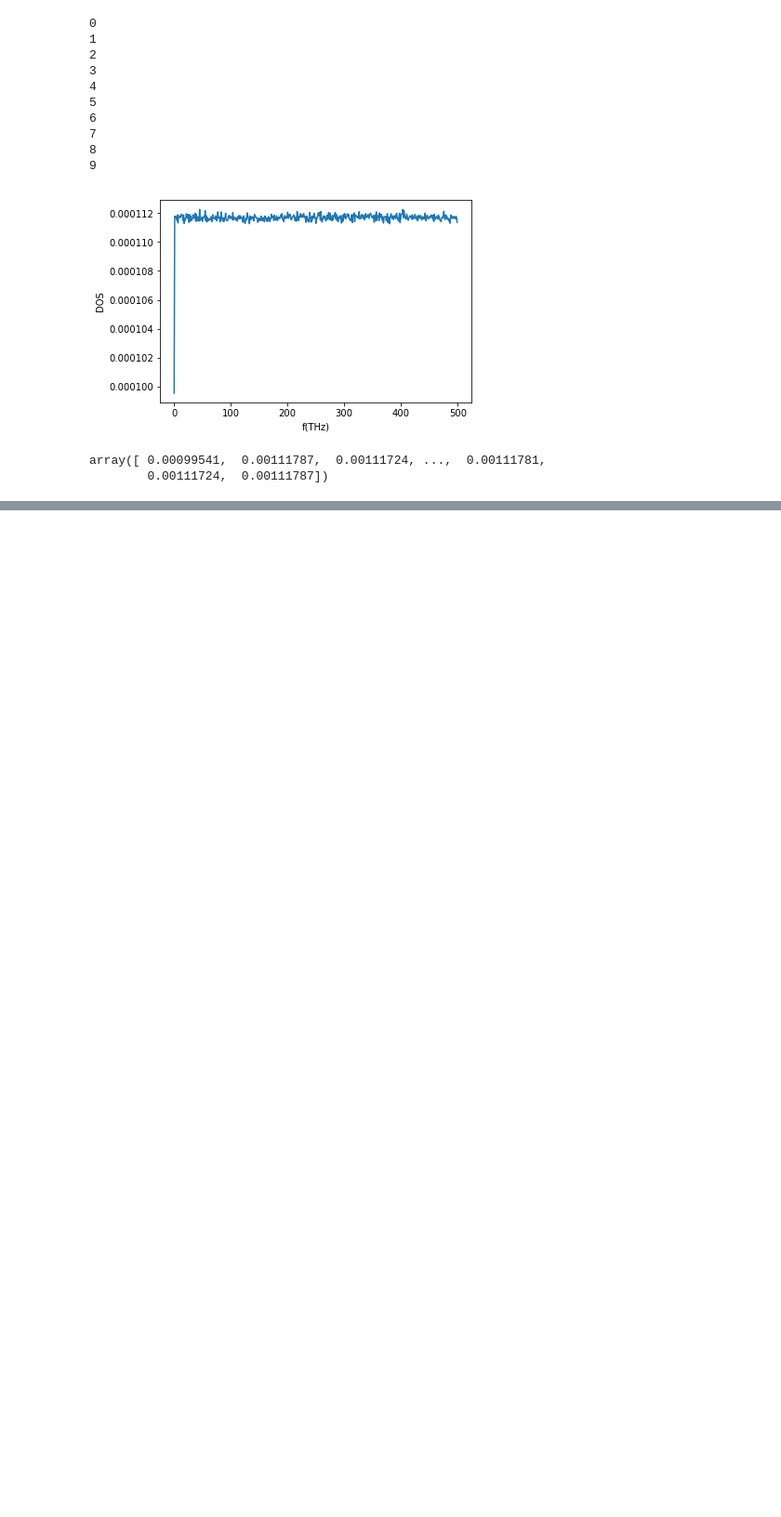
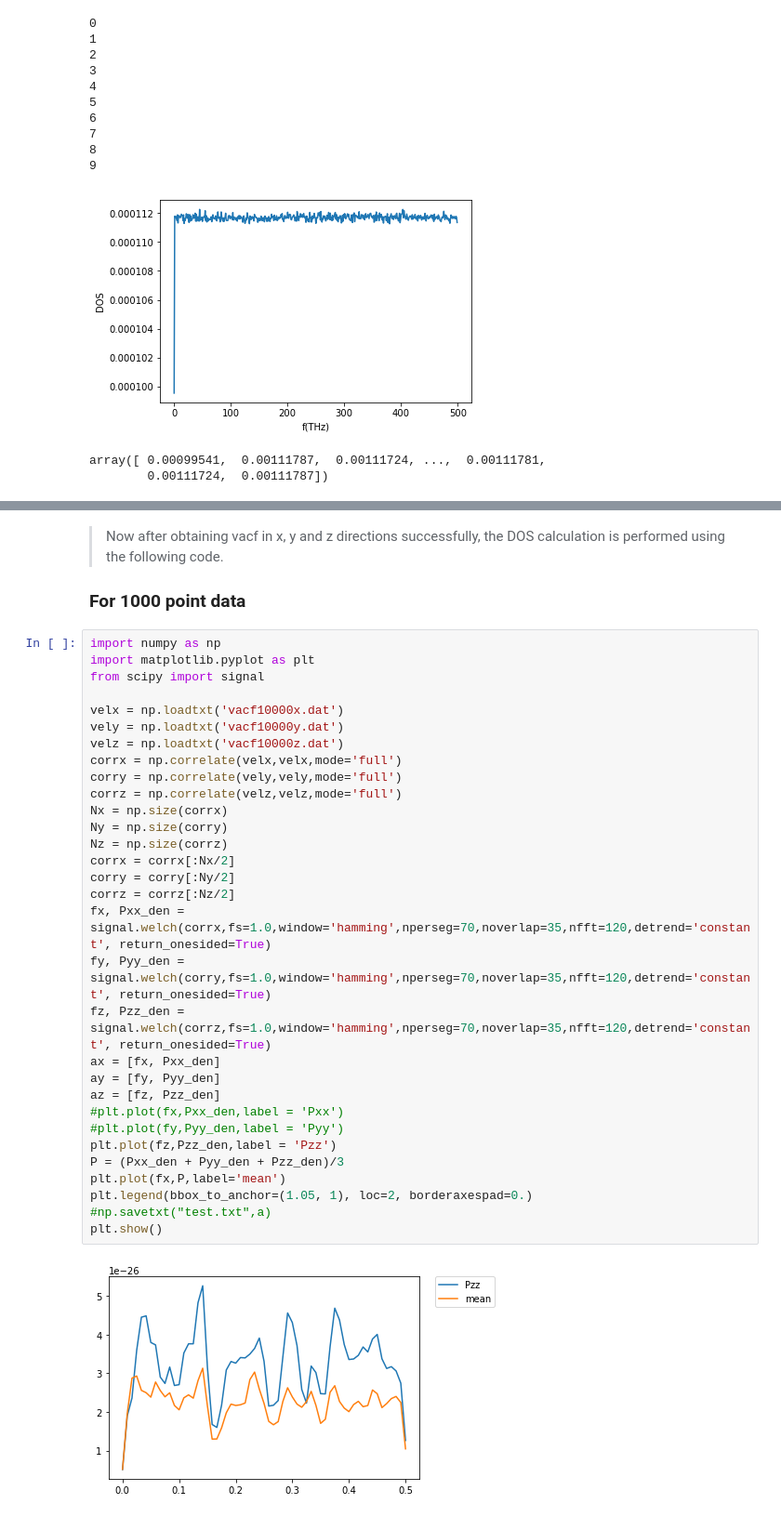
Before and after one commit to abhijithanandan/the-phonon-project, a Jupyter notebook: analysis/Phonon transport in Graphene.ipynb, the cells around one changed output, grey strips where cells are left out. Shown at 93% size. Saved outputs shown, nothing was run; the diff lists cells and outputs as text; blank space fills up the shorter version.

```diff
--- a/analysis/Phonon transport in Graphene.ipynb
+++ b/analysis/Phonon transport in Graphene.ipynb
@@ -339,0 +399,39 @@ array([ 0.00099541,  0.00111787,  0.00111724, ...,  0.00111781,
+# %% [markdown]
+<blockquote>
+Now after obtaining vacf in x, y and z directions successfully, the DOS calculation is performed using the following code.
+</blockquote>
+
+### For 1000 point data
+# %%
+import numpy as np
+import matplotlib.pyplot as plt
+from scipy import signal
+
+velx = np.loadtxt('vacf10000x.dat')
+vely = np.loadtxt('vacf10000y.dat')
+velz = np.loadtxt('vacf10000z.dat')
+corrx = np.correlate(velx,velx,mode='full')
+corry = np.correlate(vely,vely,mode='full')
+corrz = np.correlate(velz,velz,mode='full')
+Nx = np.size(corrx)
+Ny = np.size(corry)
+Nz = np.size(corrz)
+corrx = corrx[:Nx/2]
+corry = corry[:Ny/2]
+corrz = corrz[:Nz/2]
+fx, Pxx_den = signal.welch(corrx,fs=1.0,window='hamming',nperseg=70,noverlap=35,nfft=120,detrend='constant', return_onesided=True)
+fy, Pyy_den = signal.welch(corry,fs=1.0,window='hamming',nperseg=70,noverlap=35,nfft=120,detrend='constant', return_onesided=True)
+fz, Pzz_den = signal.welch(corrz,fs=1.0,window='hamming',nperseg=70,noverlap=35,nfft=120,detrend='constant', return_onesided=True)
+ax = [fx, Pxx_den]
+ay = [fy, Pyy_den]
+az = [fz, Pzz_den]
+#plt.plot(fx,Pxx_den,label = 'Pxx')
+#plt.plot(fy,Pyy_den,label = 'Pyy')
+plt.plot(fz,Pzz_den,label = 'Pzz')
+P = (Pxx_den + Pyy_den + Pzz_den)/3
+plt.plot(fx,P,label='mean')
+plt.legend(bbox_to_anchor=(1.05, 1), loc=2, borderaxespad=0.)
+#np.savetxt("test.txt",a)
+plt.show()
+# %% [output]
+[figure, added]
```
Also changed, not shown: parts of 8 cells of this notebook, 17 other files.
